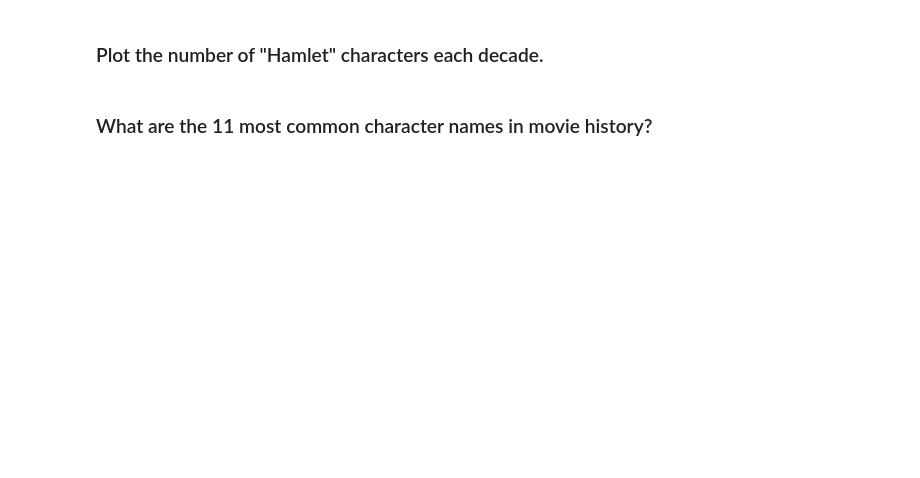
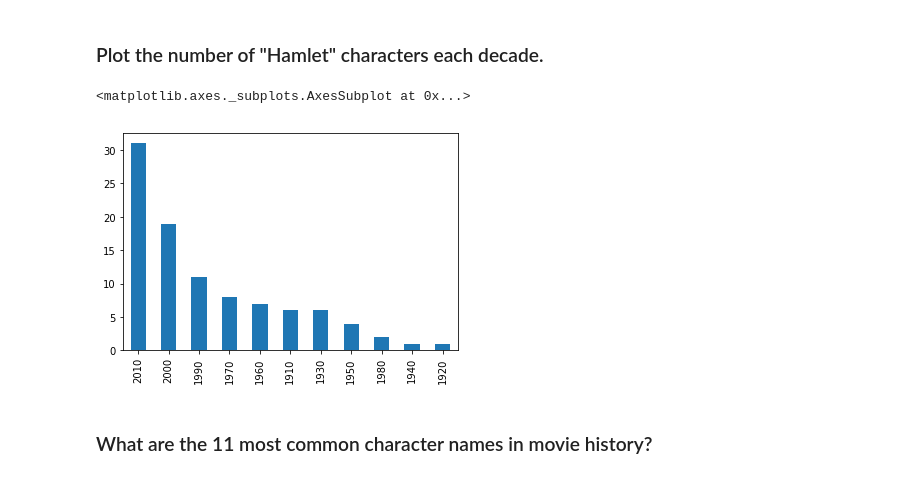
Before and after one commit to hignfy/pandas, a Jupyter notebook: Exercises-2.ipynb, the cells around one changed output. Cells and saved outputs as stored; diff of their text form; code cells hidden in the pictures; blank space fills up the shorter version.

```diff
--- a/Exercises-2.ipynb
+++ b/Exercises-2.ipynb
@@ -38,4 +77,9 @@ cast.head()
 # %% [markdown]
 ### Plot the number of "Hamlet" characters each decade.
+# %%
+(c[c.character == 'Hamlet'].year//10*10).value_counts().plot('bar')
+# %% [output]
+<matplotlib.axes._subplots.AxesSubplot at 0x...>
+[figure, added]
 # %% [markdown]
 ### What are the 11 most common character names in movie history?
```
Also changed, not shown: parts of 21 cells of this notebook.
